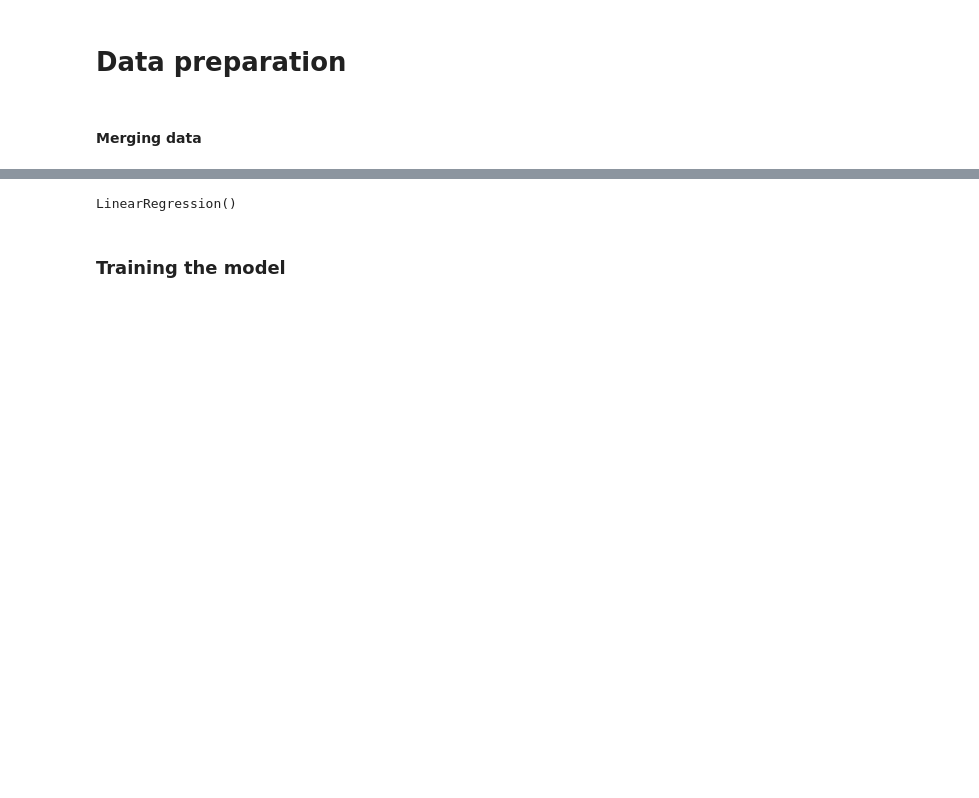
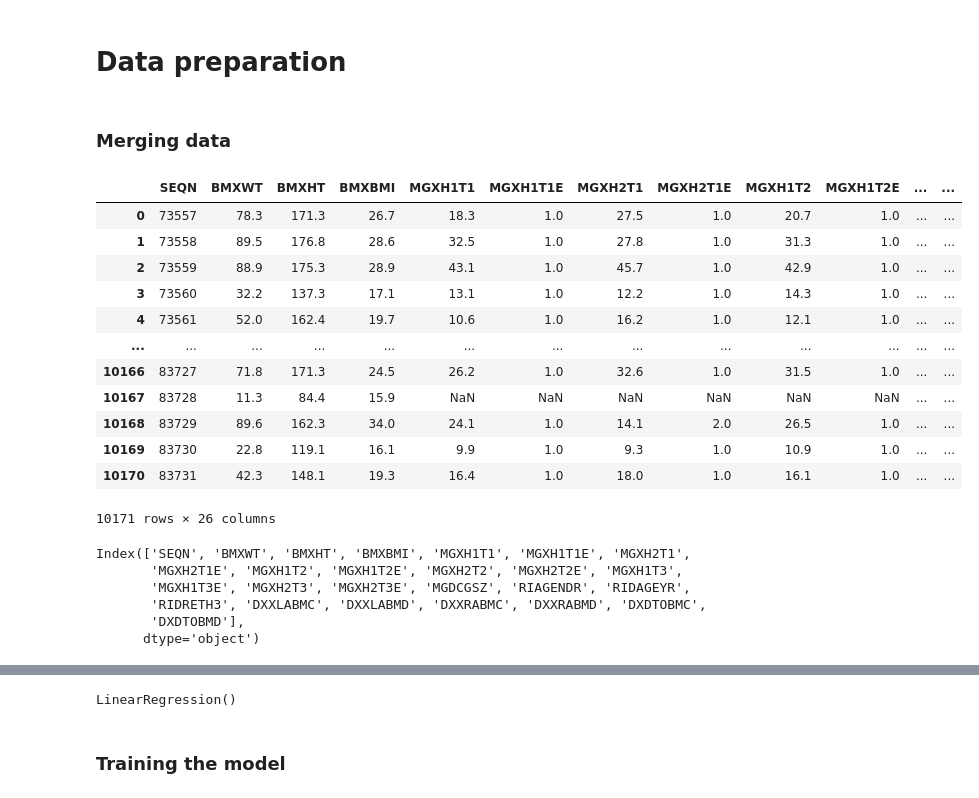
Before and after one commit to mohammedrattia/Osteoporosis-indecator, a Jupyter notebook: code/Copy_of_MLM.ipynb, the cells around one changed output, grey strips where cells are left out. Saved outputs shown, nothing was run; the diff lists cells and outputs as text; code cells hidden in the pictures; blank space fills up the shorter version.

```diff
--- a/code/Copy_of_MLM.ipynb
+++ b/code/Copy_of_MLM.ipynb
@@ -26,4 +83,4 @@ demo_data
 # %% [markdown]
 # **Data preparation**
 # %% [markdown]
-#### Merging data
+### Merging data
@@ -31,0 +87,27 @@ datasets = [bone_measures, body_measures, demo_data, muscle_strength]
+# %%
+datasets = [body_measures, muscle_strength, demo_data, bone_measures]
+df = pd.concat([df.set_index(['SEQN']) for df in datasets], axis=1).reset_index()
+df
+# %% [output]
+|  | SEQN | BMXWT | BMXHT | BMXBMI | MGXH1T1 | MGXH1T1E | MGXH2T1 | MGXH2T1E | MGXH1T2 | MGXH1T2E | ... | ... |
+| 0 | 73557 | 78.3 | 171.3 | 26.7 | 18.3 | 1.0 | 27.5 | 1.0 | 20.7 | 1.0 | ... | ... |
+| 1 | 73558 | 89.5 | 176.8 | 28.6 | 32.5 | 1.0 | 27.8 | 1.0 | 31.3 | 1.0 | ... | ... |
+| 2 | 73559 | 88.9 | 175.3 | 28.9 | 43.1 | 1.0 | 45.7 | 1.0 | 42.9 | 1.0 | ... | ... |
+| 3 | 73560 | 32.2 | 137.3 | 17.1 | 13.1 | 1.0 | 12.2 | 1.0 | 14.3 | 1.0 | ... | ... |
+| 4 | 73561 | 52.0 | 162.4 | 19.7 | 10.6 | 1.0 | 16.2 | 1.0 | 12.1 | 1.0 | ... | ... |
+| ... | ... | ... | ... | ... | ... | ... | ... | ... | ... | ... | ... | ... |
+| 10166 | 83727 | 71.8 | 171.3 | 24.5 | 26.2 | 1.0 | 32.6 | 1.0 | 31.5 | 1.0 | ... | ... |
+| 10167 | 83728 | 11.3 | 84.4 | 15.9 | NaN | NaN | NaN | NaN | NaN | NaN | ... | ... |
+| 10168 | 83729 | 89.6 | 162.3 | 34.0 | 24.1 | 1.0 | 14.1 | 2.0 | 26.5 | 1.0 | ... | ... |
+| 10169 | 83730 | 22.8 | 119.1 | 16.1 | 9.9 | 1.0 | 9.3 | 1.0 | 10.9 | 1.0 | ... | ... |
+| 10170 | 83731 | 42.3 | 148.1 | 19.3 | 16.4 | 1.0 | 18.0 | 1.0 | 16.1 | 1.0 | ... | ... |
+10171 rows × 26 columns
+# %%
+df.columns
+# %% [output]
+Index(['SEQN', 'BMXWT', 'BMXHT', 'BMXBMI', 'MGXH1T1', 'MGXH1T1E', 'MGXH2T1',
+       'MGXH2T1E', 'MGXH1T2', 'MGXH1T2E', 'MGXH2T2', 'MGXH2T2E', 'MGXH1T3',
+       'MGXH1T3E', 'MGXH2T3', 'MGXH2T3E', 'MGDCGSZ', 'RIAGENDR', 'RIDAGEYR',
+       'RIDRETH3', 'DXXLABMC', 'DXXLABMD', 'DXXRABMC', 'DXXRABMD', 'DXDTOBMC',
+       'DXDTOBMD'],
+      dtype='object')
```
Also changed, not shown: parts of 48 cells of this notebook.
